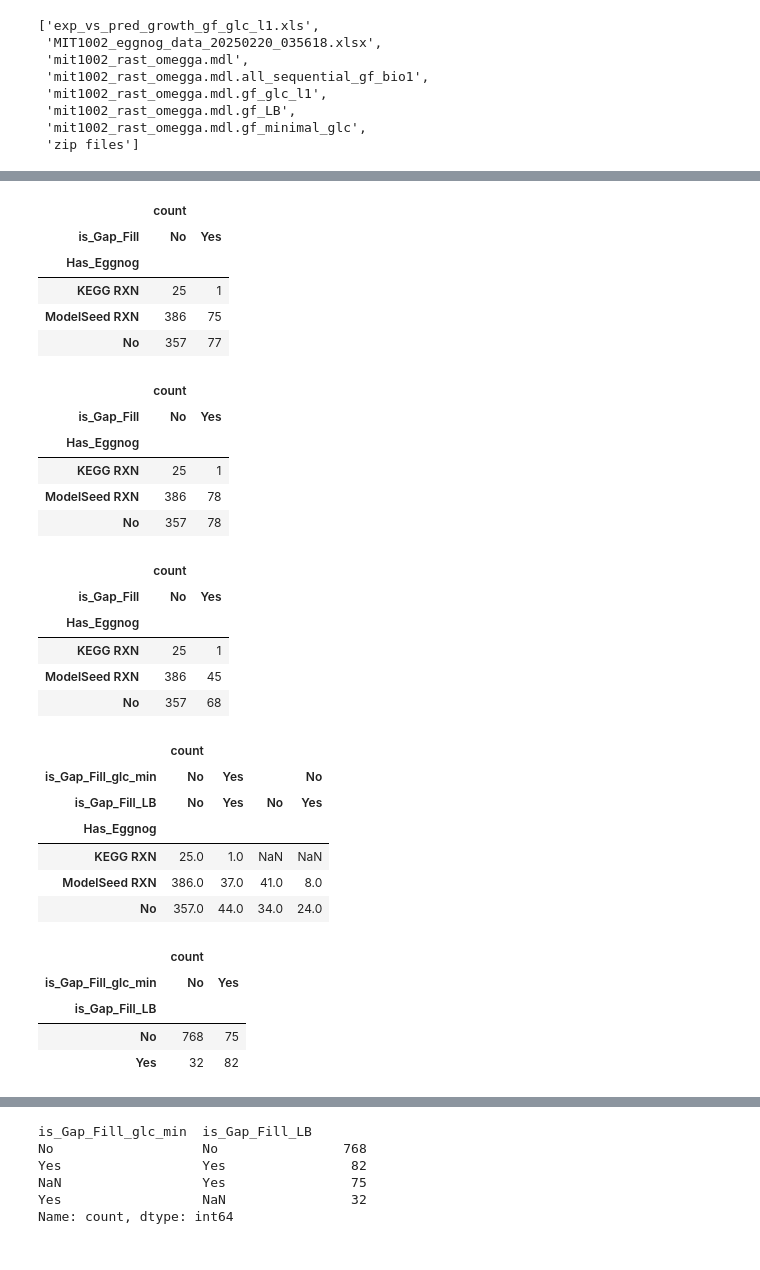
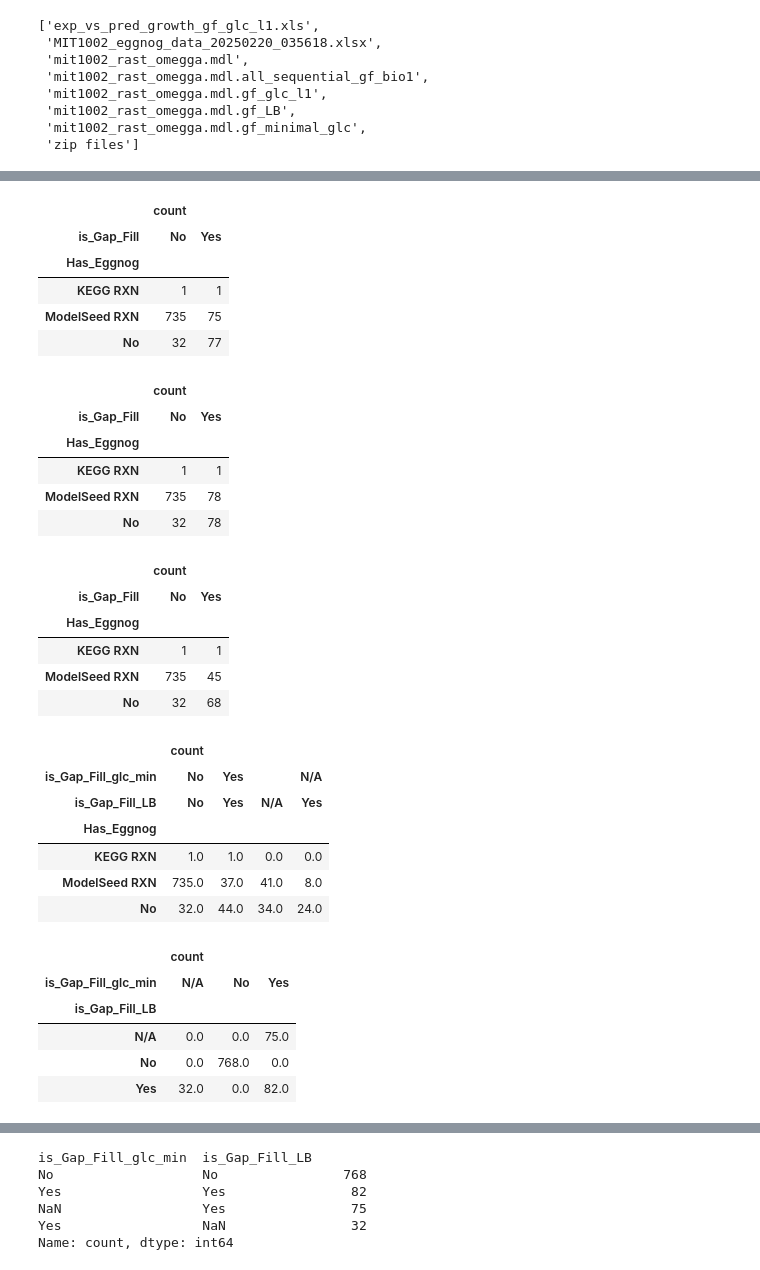
Before and after one commit to wosnat/alteromonas_curation_feb2025, a Jupyter notebook: MIT1002/create merged reactions and eggnog file.ipynb, the cells around one changed output, grey strips where cells are left out. Cells and saved outputs as stored; diff of their text form; code cells hidden in the pictures.

Commit message:
add comparison by draft kbase ids

```diff
--- a/MIT1002/create merged reactions and eggnog file.ipynb
+++ b/MIT1002/create merged reactions and eggnog file.ipynb
@@ -35,4 +40,11 @@ def find_in_eggnog_df(df_merge, df_eggnog, colname, kbase_colname, haseggnog_str
     return df_merge1
+# %%
+def look_for_eggnog_on_onmatched_reactions(df_merge_matched, df_merge, df_eggnog, colname, kbase_colname, haseggnog_str ):
+    rxn_without_match = df_merge_matched.loc[df_merge_matched.Has_Eggnog.isin(['No']), 'ms id']
+    df_merge_no_eggnog = df_merge.loc[df_merge['ms id'].isin(rxn_without_match)]
+    df_merge_matched_new = find_in_eggnog_df(df_merge_no_eggnog, df_eggnog, colname, kbase_colname, haseggnog_str)
+    df_merge_matched_has_eggnog = df_merge_matched.loc[~df_merge_matched['ms id'].isin(rxn_without_match)]
+    return df_merge_matched_has_eggnog, df_merge_matched_new
 # %%
 def compare_2_models(initial_model_fpath, final_model_fpath, df_eggnog):
     df_init = pd.read_excel(initial_model_fpath, sheet_name='ModelReactions')
@@ -41,16 +53,21 @@ def compare_2_models(initial_model_fpath, final_model_fpath, df_eggnog):
     df_merge['is_Gap_Fill'] = 'No'
     df_merge.loc[df_merge.direction_init != df_merge.direction_final, 'is_Gap_Fill'] = 'Direction'
     df_merge.loc[df_merge.direction_init.isna(), 'is_Gap_Fill'] = 'Yes'
-    df_merge1 = find_in_eggnog_df(df_merge, df_eggnog, 'Manual_ModelSeed_rxn_ID', 'ms id', 'ModelSeed RXN')
-    rxn_without_match = df_merge1.loc[df_merge1.Has_Eggnog.isin(['No']), 'ms id']
-    df_merge_no_eggnog = df_merge.loc[df_merge['ms id'].isin(rxn_without_match)]
-    df_merge1_has_eggnog = df_merge1.loc[~df_merge1['ms id'].isin(rxn_without_match)]
-    df_merge2 = find_in_eggnog_df(df_merge_no_eggnog, df_eggnog, 'KEGG_Reaction', 'kegg id', 'KEGG RXN')
+    df_merge_matched_1 = find_in_eggnog_df(df_merge, df_eggnog, 'Manual_ModelSeed_rxn_ID', 'ms id', 'ModelSeed RXN')
+    df_merge_matched_has_eggnog_1, df_merge_matched_2 = look_for_eggnog_on_onmatched_reactions(
+        df_merge_matched_1, df_merge, df_eggnog, 'KBase_rxns_draft', 'id', 'ModelSeed RXN')
+    df_merge_matched_has_eggnog_2, df_merge_matched_3 = look_for_eggnog_on_onmatched_reactions(
+        df_merge_matched_2, df_merge, df_eggnog, 'KEGG_Reaction', 'kegg id', 'KEGG RXN')
 
-    df_merge_final = pd.concat([df_merge1_has_eggnog, df_merge2], ignore_index=True)
+    df_merge_final = pd.concat([
+        df_merge_matched_has_eggnog_1,
+        df_merge_matched_has_eggnog_2,
+        df_merge_matched_3,
+    ], ignore_index=True)
 
     first_cols = ['id','is_Gap_Fill','Has_Eggnog']
     cols = first_cols + [c for c in df_merge_final.columns if c not in first_cols]
+    display(df_merge_final[['Has_Eggnog','is_Gap_Fill', ]].value_counts().reset_index().pivot(index='Has_Eggnog', columns='is_Gap_Fill').fillna(0))
 
     return df_merge_final[cols]
 # %%
@@ -67,36 +82,33 @@ df_merge[['Has_Eggnog','is_Gap_Fill', ]].value_counts().reset_index().pivot(inde
 # %%
 df_merge_glc =  compare_2_models(initial_model_fpath, final_model_glc_only_fpath, df_eggnog)
 df_merge_glc.to_excel('MIT1002_GF_glc_L1_reactions_with_eggnog.xlsx', index=False)
-df_merge_glc[['Has_Eggnog','is_Gap_Fill', ]].value_counts().reset_index().pivot(index='Has_Eggnog', columns='is_Gap_Fill', )
 # %% [output]
 |  | count |  |
 | is_Gap_Fill | No | Yes |
 | Has_Eggnog |  |  |
-| KEGG RXN | 25 | 1 |
-| ModelSeed RXN | 386 | 75 |
-| No | 357 | 77 |
+| KEGG RXN | 1 | 1 |
+| ModelSeed RXN | 735 | 75 |
+| No | 32 | 77 |
 # %%
 df_merge_glc_min =  compare_2_models(initial_model_fpath, final_model_glc_minimal_fpath, df_eggnog)
 df_merge_glc_min.to_excel('MIT1002_GF_glc_min_reactions_with_eggnog.xlsx', index=False)
-df_merge_glc_min[['Has_Eggnog','is_Gap_Fill', ]].value_counts().reset_index().pivot(index='Has_Eggnog', columns='is_Gap_Fill', )
 # %% [output]
 |  | count |  |
 | is_Gap_Fill | No | Yes |
 | Has_Eggnog |  |  |
-| KEGG RXN | 25 | 1 |
-| ModelSeed RXN | 386 | 78 |
-| No | 357 | 78 |
+| KEGG RXN | 1 | 1 |
+| ModelSeed RXN | 735 | 78 |
+| No | 32 | 78 |
 # %%
 df_merge_lb =  compare_2_models(initial_model_fpath, final_model_LB_fpath, df_eggnog)
 df_merge_lb.to_excel('MIT1002_GF_glc_min_reactions_with_eggnog.xlsx', index=False)
-df_merge_lb[['Has_Eggnog','is_Gap_Fill', ]].value_counts().reset_index().pivot(index='Has_Eggnog', columns='is_Gap_Fill', )
 # %% [output]
 |  | count |  |
 | is_Gap_Fill | No | Yes |
 | Has_Eggnog |  |  |
-| KEGG RXN | 25 | 1 |
-| ModelSeed RXN | 386 | 45 |
-| No | 357 | 68 |
+| KEGG RXN | 1 | 1 |
+| ModelSeed RXN | 735 | 45 |
+| No | 32 | 68 |
 # %%
 df_merge_lb_shared_mask = df_merge_lb['ms id'].isin(df_merge_glc_min['ms id'])
 
@@ -105,10 +117,10 @@ df_merge_lb_unique = df_merge_lb.loc[~df_merge_lb_shared_mask]
 # %%
 df_merged_lb_glc_share = pd.merge(df_merge_glc_min, df_merge_lb_shared[['ms id', 'is_Gap_Fill']], on='ms id', how='left', suffixes=['_glc_min', '_LB'])
 # %%
-df_merged_lb_glc_share['is_Gap_Fill_LB'] = df_merged_lb_glc_share['is_Gap_Fill_LB'].fillna('No')
+df_merged_lb_glc_share['is_Gap_Fill_LB'] = df_merged_lb_glc_share['is_Gap_Fill_LB'].fillna('N/A')
 # %%
 df_merge_lb_unique =df_merge_lb_unique.rename(columns={'is_Gap_Fill' : 'is_Gap_Fill_LB'})
-df_merge_lb_unique['is_Gap_Fill_glc_min'] = 'No'
+df_merge_lb_unique['is_Gap_Fill_glc_min'] = 'N/A'
 # %%
 first_cols = ['id','is_Gap_Fill_glc_min', 'is_Gap_Fill_LB', 'Has_Eggnog']
 df_merged_lb_glc_final = pd.concat([df_merged_lb_glc_share, df_merge_lb_unique])
@@ -118,24 +130,25 @@ df_merged_lb_glc_final =  df_merged_lb_glc_final[cols]
 df_merged_lb_glc_final.to_excel('MIT1002_reactions_gapfill_LB_MIN_GLC_with_eggnog.xlsx')
 # %%
 df_merged_lb_glc_final[['is_Gap_Fill_glc_min', 'is_Gap_Fill_LB', 'Has_Eggnog']].value_counts(dropna=False).reset_index().pivot(
-    index='Has_Eggnog', columns=['is_Gap_Fill_glc_min', 'is_Gap_Fill_LB'], )
+    index='Has_Eggnog', columns=['is_Gap_Fill_glc_min', 'is_Gap_Fill_LB'], ).fillna(0)
 # %% [output]
 |  | count |  |  |  |
-| is_Gap_Fill_glc_min | No | Yes |  | No |
-| is_Gap_Fill_LB | No | Yes | No | Yes |
+| is_Gap_Fill_glc_min | No | Yes |  | N/A |
+| is_Gap_Fill_LB | No | Yes | N/A | Yes |
 | Has_Eggnog |  |  |  |  |
-| KEGG RXN | 25.0 | 1.0 | NaN | NaN |
-| ModelSeed RXN | 386.0 | 37.0 | 41.0 | 8.0 |
-| No | 357.0 | 44.0 | 34.0 | 24.0 |
+| KEGG RXN | 1.0 | 1.0 | 0.0 | 0.0 |
+| ModelSeed RXN | 735.0 | 37.0 | 41.0 | 8.0 |
+| No | 32.0 | 44.0 | 34.0 | 24.0 |
 # %%
 df_merged_lb_glc_final[['is_Gap_Fill_glc_min', 'is_Gap_Fill_LB', ]].value_counts(dropna=False).reset_index().pivot(
-    index='is_Gap_Fill_LB', columns=['is_Gap_Fill_glc_min',], )
+    index='is_Gap_Fill_LB', columns=['is_Gap_Fill_glc_min',], ).fillna(0)
 # %% [output]
-|  | count |  |
-| is_Gap_Fill_glc_min | No | Yes |
-| is_Gap_Fill_LB |  |  |
-| No | 768 | 75 |
-| Yes | 32 | 82 |
+|  | count |  |  |
+| is_Gap_Fill_glc_min | N/A | No | Yes |
+| is_Gap_Fill_LB |  |  |  |
+| N/A | 0.0 | 0.0 | 75.0 |
+| No | 0.0 | 768.0 | 0.0 |
+| Yes | 32.0 | 0.0 | 82.0 |
 # %%
 df_merge_glc_min.is_Gap_Fill.value_counts(dropna=False), df_merged_lb_glc_final.is_Gap_Fill_glc_min.value_counts(dropna=False)
 # %% [output]
```
Also changed, not shown: parts of 9 cells of this notebook, 4 other files.
